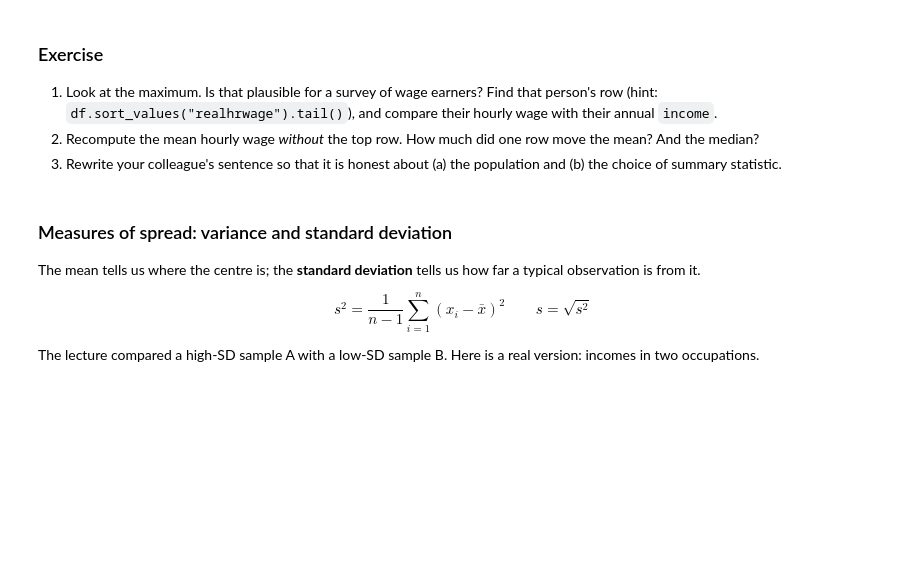
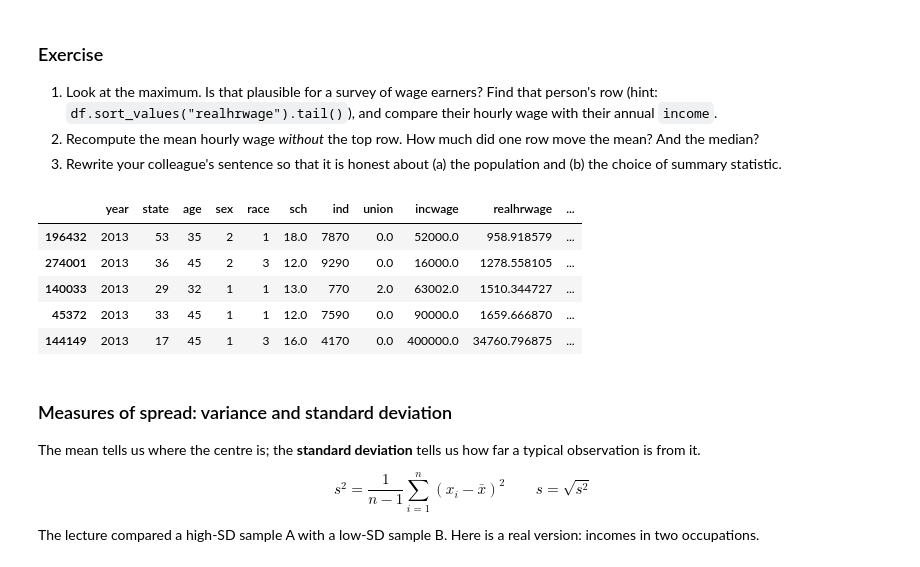
Before and after one commit to uclqimp/QM2, a Jupyter notebook: notebooks/W05. Distributions and Basic Statistics.ipynb, the cells around one changed output. Drawn from its saved outputs; the diff is of its cells as text; code cells hidden in the pictures; blank space fills up the shorter version.

```diff
--- a/notebooks/W05. Distributions and Basic Statistics.ipynb
+++ b/notebooks/W05. Distributions and Basic Statistics.ipynb
@@ -236,6 +237,14 @@ Name: realhrwage, dtype: float64
 3. Rewrite your colleague's sentence so that it is honest about (a) the population and (b) the choice of summary statistic.
 # %%
 # your code here
+df.sort_values("realhrwage").tail()
+# %% [output]
+|  | year | state | age | sex | race | sch | ind | union | incwage | realhrwage | ... |
+| 196432 | 2013 | 53 | 35 | 2 | 1 | 18.0 | 7870 | 0.0 | 52000.0 | 958.918579 | ... |
+| 274001 | 2013 | 36 | 45 | 2 | 3 | 12.0 | 9290 | 0.0 | 16000.0 | 1278.558105 | ... |
+| 140033 | 2013 | 29 | 32 | 1 | 1 | 13.0 | 770 | 2.0 | 63002.0 | 1510.344727 | ... |
+| 45372 | 2013 | 33 | 45 | 1 | 1 | 12.0 | 7590 | 0.0 | 90000.0 | 1659.666870 | ... |
+| 144149 | 2013 | 17 | 45 | 1 | 3 | 16.0 | 4170 | 0.0 | 400000.0 | 34760.796875 | ... |
 # %% [markdown]
 ### Measures of spread: variance and standard deviation
 
```
Also changed, not shown: parts of 2 cells of this notebook.
